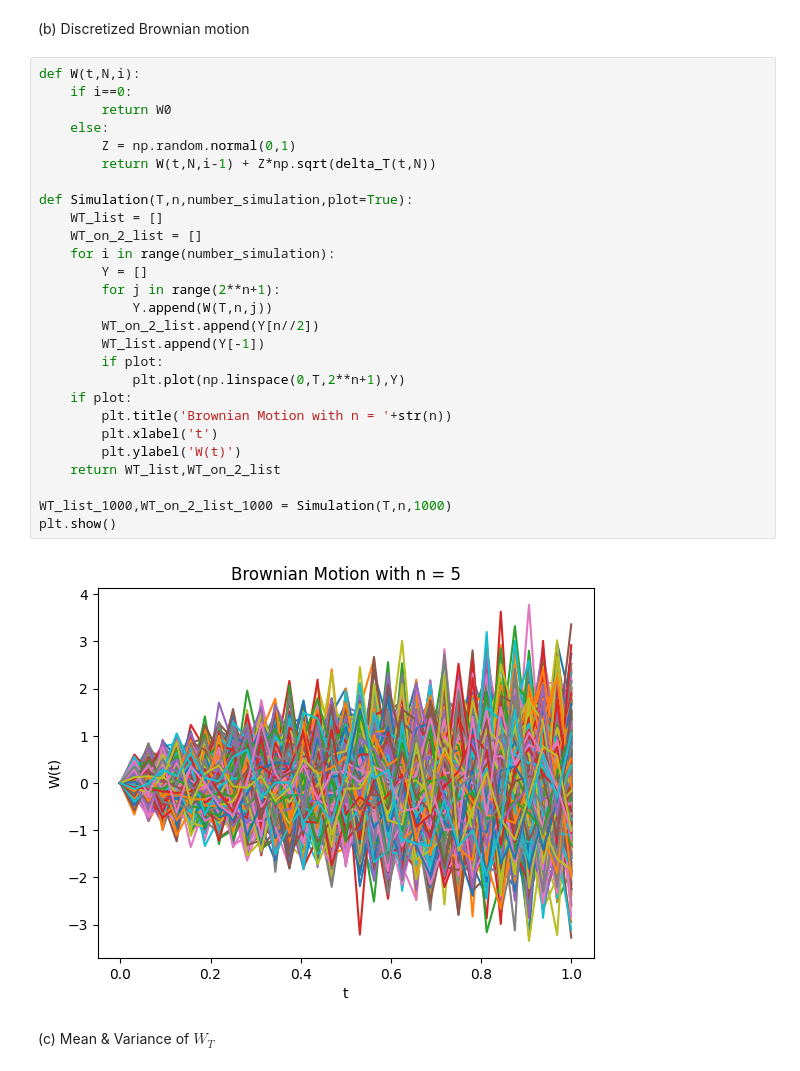
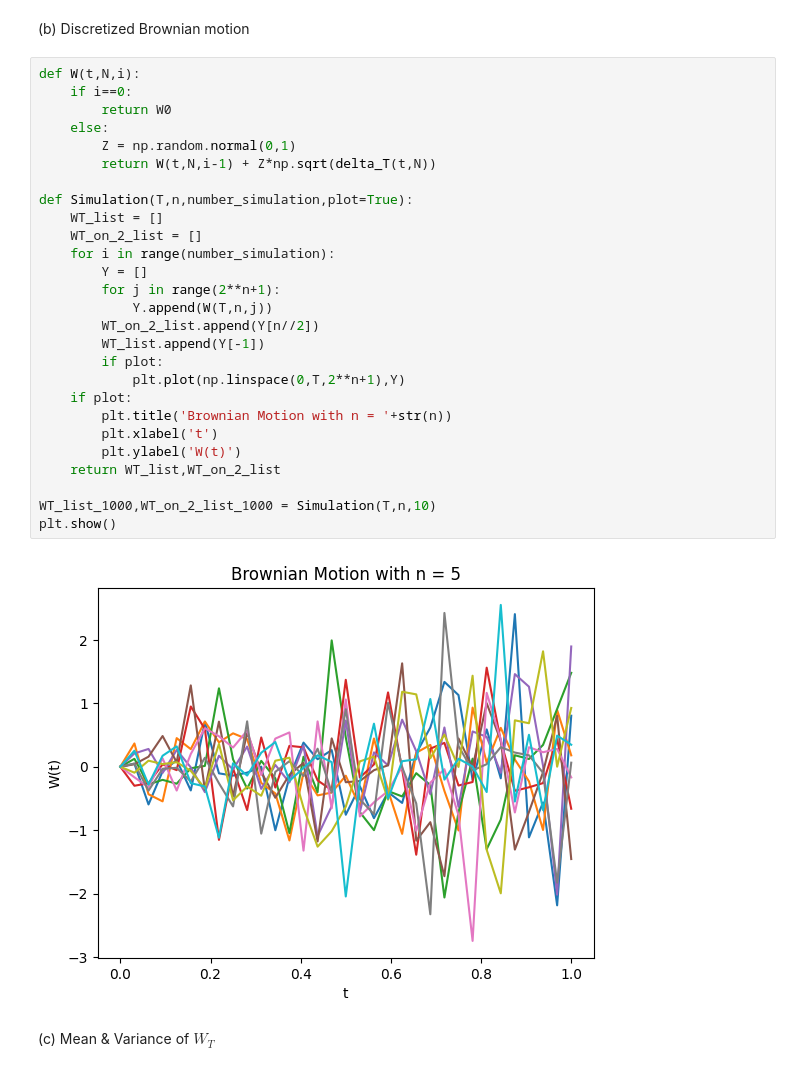
Before and after one commit to Matt-Olek/MAP552-Stochastic-models, a Jupyter notebook: CPS1.2.ipynb, the cells around one changed output. Drawn from its saved outputs; the diff is of its cells as text.

```diff
--- a/CPS1.2.ipynb
+++ b/CPS1.2.ipynb
@@ -19,32 +19,32 @@ def delta_T(t,N):
 # %%
 def W(t,N,i):
     if i==0:
         return W0
     else:
         Z = np.random.normal(0,1)
         return W(t,N,i-1) + Z*np.sqrt(delta_T(t,N))
 
 def Simulation(T,n,number_simulation,plot=True):
     WT_list = []
     WT_on_2_list = []
     for i in range(number_simulation):
         Y = []
         for j in range(2**n+1):
             Y.append(W(T,n,j))
         WT_on_2_list.append(Y[n//2])
         WT_list.append(Y[-1])
         if plot:
             plt.plot(np.linspace(0,T,2**n+1),Y)
     if plot:
         plt.title('Brownian Motion with n = '+str(n))
         plt.xlabel('t')
         plt.ylabel('W(t)')
     return WT_list,WT_on_2_list
 
-WT_list_1000,WT_on_2_list_1000 = Simulation(T,n,1000)
+WT_list_1000,WT_on_2_list_1000 = Simulation(T,n,10)
 plt.show()
 # %% [output]
-[figure, old version]
+[figure, new version]
 # %% [markdown]
 (c) Mean & Variance of $W_T$
 # %% [markdown]
```
Also changed, not shown: parts of 3 cells of this notebook.
